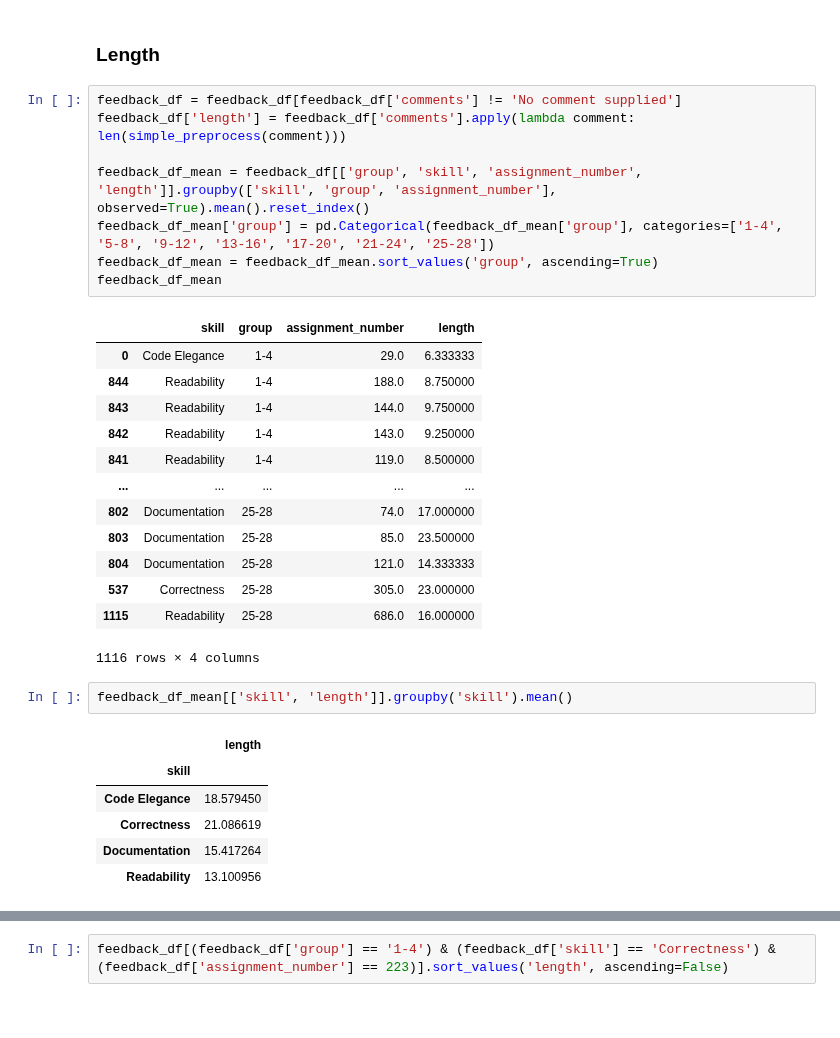
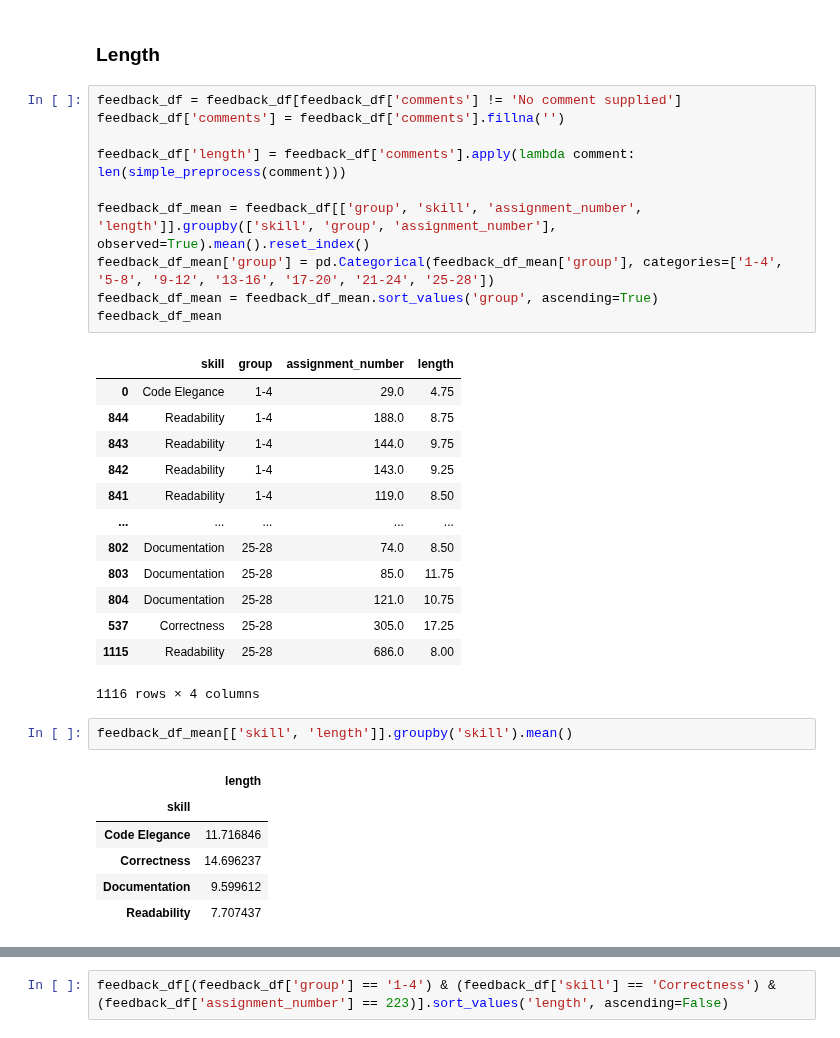
Before and after one commit to m-messer/Consistency_In_Grading_Analysis, a Jupyter notebook: feedback/feedback_inter_consistency.ipynb, the cells around one changed output, grey strips where cells are left out. Saved outputs shown, nothing was run; the diff lists cells and outputs as text.

```diff
--- a/feedback/feedback_inter_consistency.ipynb
+++ b/feedback/feedback_inter_consistency.ipynb
@@ -84,35 +84,37 @@ feedback_df.head()
 ### Length
 # %%
 feedback_df = feedback_df[feedback_df['comments'] != 'No comment supplied']
+feedback_df['comments'] = feedback_df['comments'].fillna('')
+
 feedback_df['length'] = feedback_df['comments'].apply(lambda comment: len(simple_preprocess(comment)))
 
 feedback_df_mean = feedback_df[['group', 'skill', 'assignment_number', 'length']].groupby(['skill', 'group', 'assignment_number'], observed=True).mean().reset_index()
 feedback_df_mean['group'] = pd.Categorical(feedback_df_mean['group'], categories=['1-4', '5-8', '9-12', '13-16', '17-20', '21-24', '25-28'])
 feedback_df_mean = feedback_df_mean.sort_values('group', ascending=True)
 feedback_df_mean
 # %% [output]
 |  | skill | group | assignment_number | length |
-| 0 | Code Elegance | 1-4 | 29.0 | 6.333333 |
-| 844 | Readability | 1-4 | 188.0 | 8.750000 |
-| 843 | Readability | 1-4 | 144.0 | 9.750000 |
-| 842 | Readability | 1-4 | 143.0 | 9.250000 |
-| 841 | Readability | 1-4 | 119.0 | 8.500000 |
+| 0 | Code Elegance | 1-4 | 29.0 | 4.75 |
+| 844 | Readability | 1-4 | 188.0 | 8.75 |
+| 843 | Readability | 1-4 | 144.0 | 9.75 |
+| 842 | Readability | 1-4 | 143.0 | 9.25 |
+| 841 | Readability | 1-4 | 119.0 | 8.50 |
 | ... | ... | ... | ... | ... |
-| 802 | Documentation | 25-28 | 74.0 | 17.000000 |
-| 803 | Documentation | 25-28 | 85.0 | 23.500000 |
-| 804 | Documentation | 25-28 | 121.0 | 14.333333 |
-| 537 | Correctness | 25-28 | 305.0 | 23.000000 |
-| 1115 | Readability | 25-28 | 686.0 | 16.000000 |
+| 802 | Documentation | 25-28 | 74.0 | 8.50 |
+| 803 | Documentation | 25-28 | 85.0 | 11.75 |
+| 804 | Documentation | 25-28 | 121.0 | 10.75 |
+| 537 | Correctness | 25-28 | 305.0 | 17.25 |
+| 1115 | Readability | 25-28 | 686.0 | 8.00 |
 1116 rows × 4 columns
 # %%
 feedback_df_mean[['skill', 'length']].groupby('skill').mean()
 # %% [output]
 |  | length |
 | skill |  |
-| Code Elegance | 18.579450 |
-| Correctness | 21.086619 |
-| Documentation | 15.417264 |
-| Readability | 13.100956 |
+| Code Elegance | 11.716846 |
+| Correctness | 14.696237 |
+| Documentation | 9.599612 |
+| Readability | 7.707437 |
 # %%
 feedback_df_mean[['group', 'skill', 'length']].groupby(['group', 'skill'], observed=True).mean().sort_values(['length'], ascending=False)
 # %% [output]
```
Also changed, not shown: parts of 9 cells of this notebook, 5 other files.
